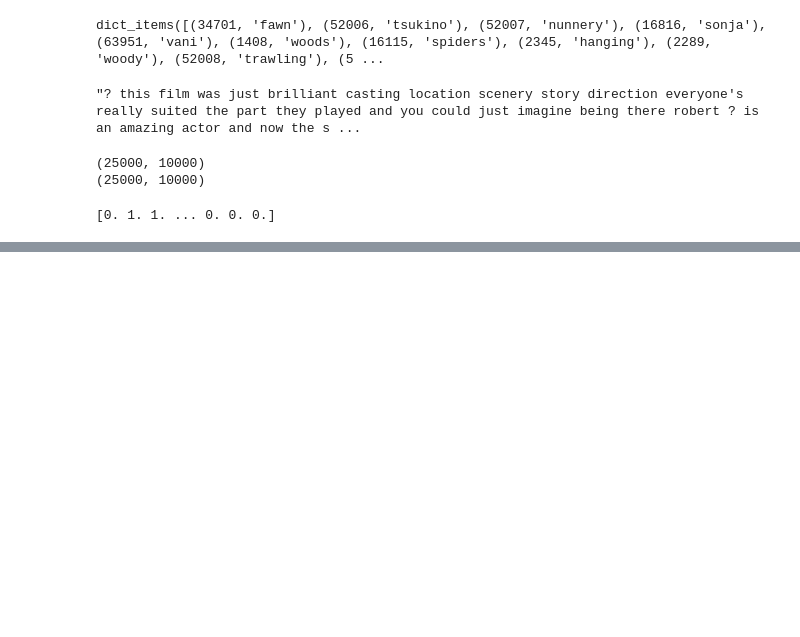
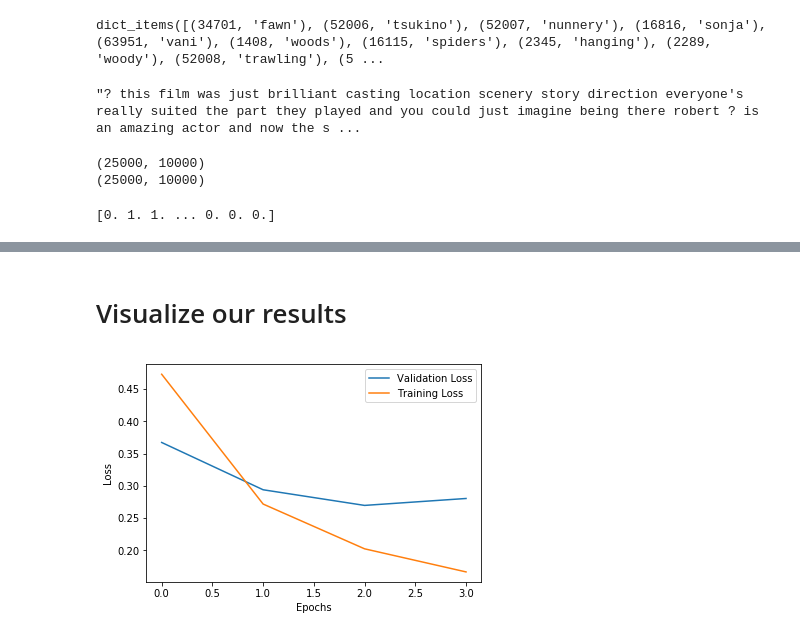
Before and after one commit to ykumargupta/Movie-Review, a Jupyter notebook: movie_review_sentiment.ipynb, the cells around one changed output, grey strips where cells are left out. Saved outputs shown, nothing was run; the diff lists cells and outputs as text; code cells hidden in the pictures; blank space fills up the shorter version.

```diff
--- a/movie_review_sentiment.ipynb
+++ b/movie_review_sentiment.ipynb
@@ -61,0 +69,2 @@ print (X_train[0])
+# %%
+model.compile(optimizer = 'rmsprop',loss='binary_crossentropy',metrics = ['accuracy'])
@@ -61,0 +89,8 @@ print (X_train[0])
+# %%
+x_val = X_train[:5000]
+x_train_new = X_train[5000:]
+
+y_val = Y_train[:5000]
+y_train_new = Y_train[5000:]
+# %%
+hist = model.fit(x_train_new,y_train_new , epochs = 4,batch_size=512, validation_data=(x_val,y_val)  )
@@ -61,0 +107,2 @@ print (X_train[0])
+# %% [markdown]
+# Visualize our results
@@ -61,0 +111,11 @@ print (X_train[0])
+# %%
+h = hist.history
+# %%
+plt.plot(h['val_loss'],label = "Validation Loss")
+plt.plot(h['loss'], label = "Training Loss")
+plt.xlabel("Epochs")
+plt.ylabel("Loss")
+plt.legend()
+plt.show()
+# %% [output]
+[figure, added]
```
Also changed, not shown: parts of 14 cells of this notebook.
